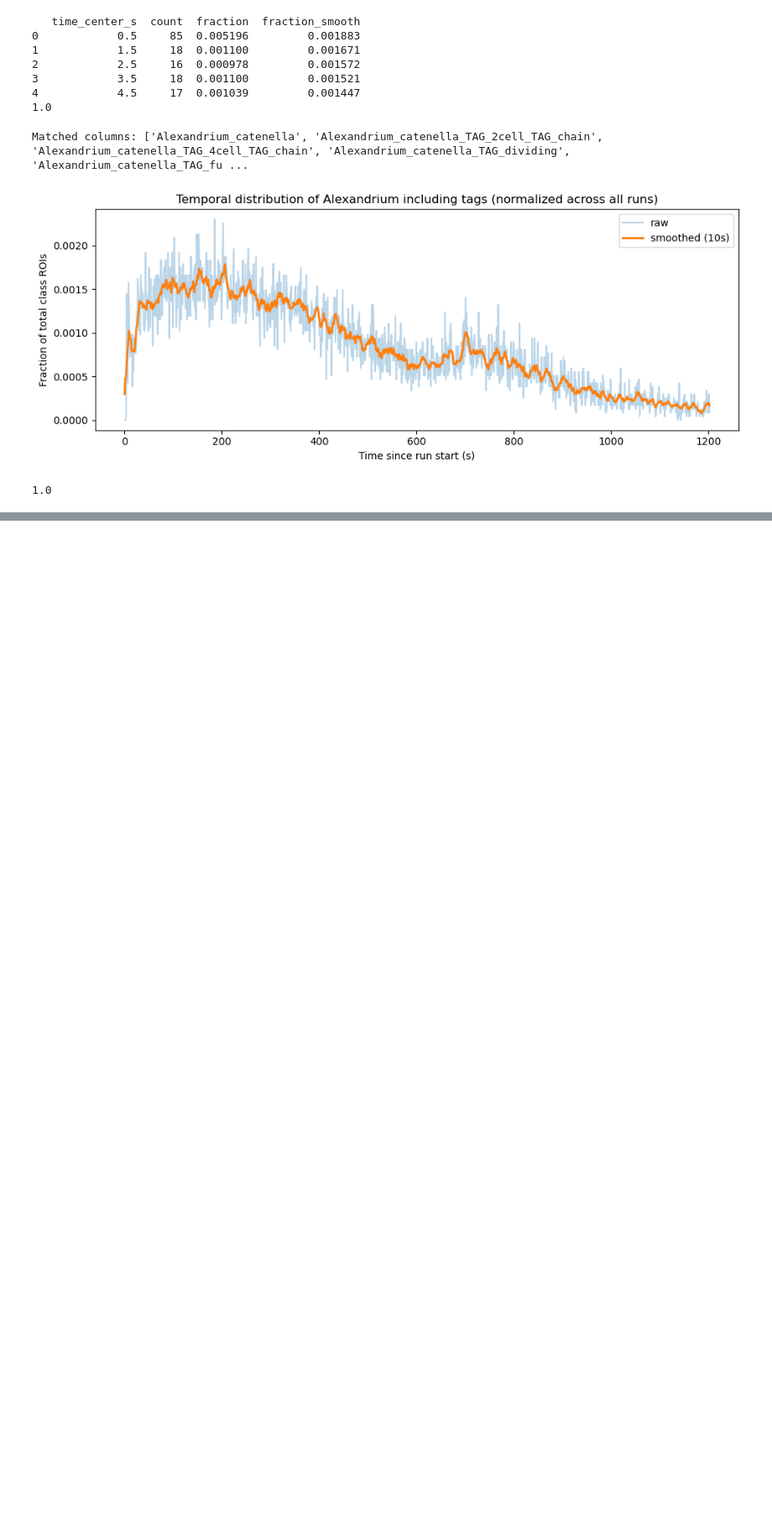
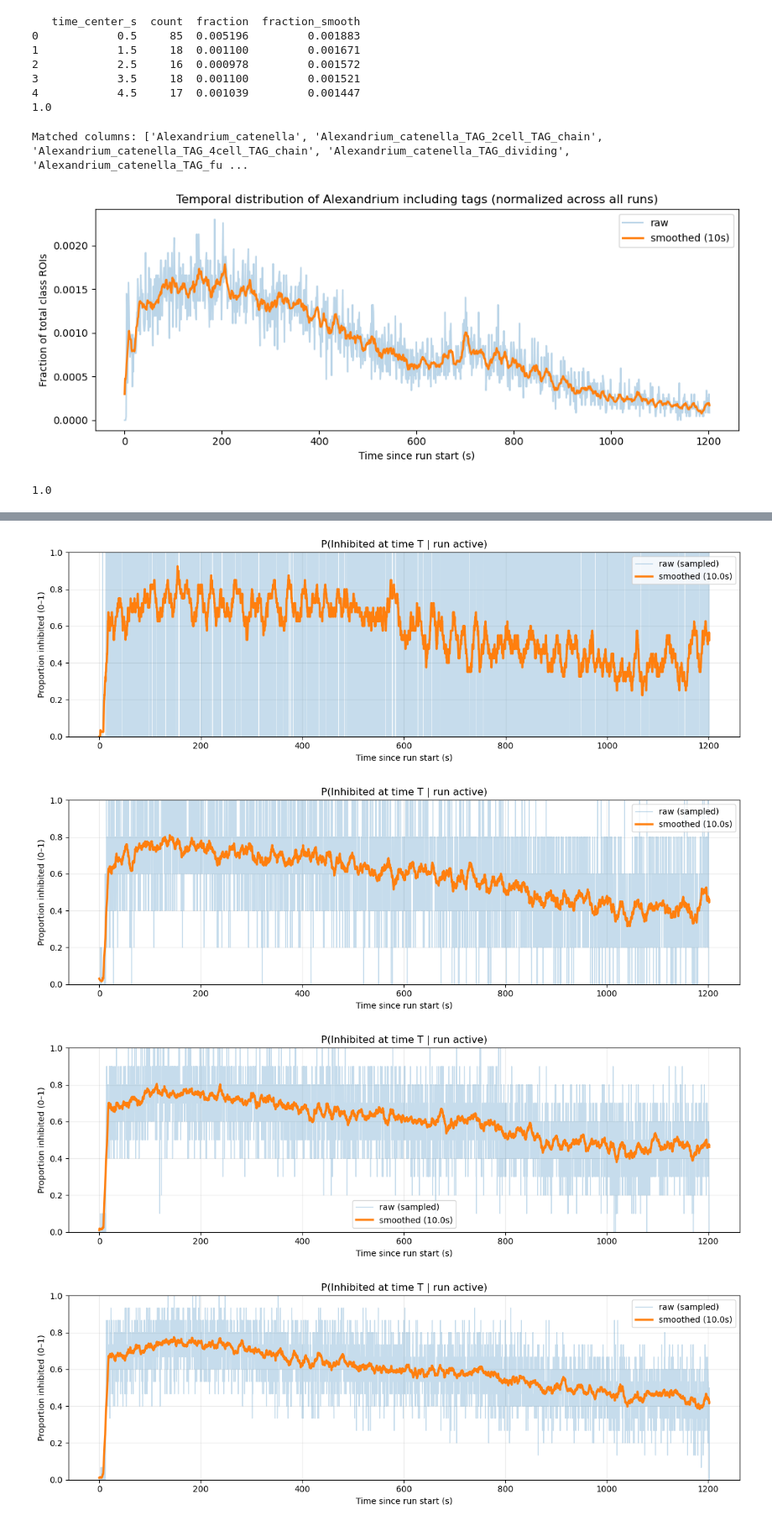
Before and after one commit to michaelstaiger/IFCBParticleSize, a Jupyter notebook: EmpyricalAnalysis/Notebooks/PiecewiseInhibitProbability.ipynb, the cells around one changed output, grey strips where cells are left out. Shown at 84% size. Saved outputs shown, nothing was run; the diff lists cells and outputs as text; code cells hidden in the pictures; blank space fills up the shorter version.

```diff
--- a/EmpyricalAnalysis/Notebooks/PiecewiseInhibitProbability.ipynb
+++ b/EmpyricalAnalysis/Notebooks/PiecewiseInhibitProbability.ipynb
@@ -651,0 +816,76 @@ print(df_frac_tag['fraction'].sum())
+# %%
+dir01 = "../IFCBData/dilExp/Alex/hablab_AlexLowV/merged/subset_1/"
+
+pw01_df, grid01_df = compute_and_plot_probability(
+    data_dir=dir01,
+    pattern="*adc_only.csv",   # optional, if you want to target only these
+    sample_dt=0.25,              # 1-second sampling for plotting
+    smooth_window_s=10.0,      # strong smoothing (e.g., 10 s)
+    max_files=None,
+)
+
+dir05 = "../IFCBData/dilExp/Alex/hablab_AlexLowV/merged/subset_5/"
+
+pw05_df, grid05_df = compute_and_plot_probability(
+    data_dir=dir05,
+    pattern="*adc_only.csv",   # optional, if you want to target only these
+    sample_dt=0.25,              # 1-second sampling for plotting
+    smooth_window_s=10.0,      # strong smoothing (e.g., 10 s)
+    max_files=None,
+)
+
+dir10= "../IFCBData/dilExp/Alex/hablab_AlexLowV/merged/subset_10/"
+
+pw10_df, grid10_df = compute_and_plot_probability(
+    data_dir=dir10,
+    pattern="*adc_only.csv",   # optional, if you want to target only these
+    sample_dt=0.25,              # 1-second sampling for plotting
+    smooth_window_s=10.0,      # strong smoothing (e.g., 10 s)
+    max_files=None,
+)
+
+dir15 = "../IFCBData/dilExp/Alex/hablab_AlexLowV/merged/subset_15/"
+
+pw15_df, grid15_df = compute_and_plot_probability(
+    data_dir=dir15,
+    pattern="*adc_only.csv",   # optional, if you want to target only these
+    sample_dt=0.25,              # 1-second sampling for plotting
+    smooth_window_s=10.0,      # strong smoothing (e.g., 10 s)
+    max_files=None,
+)
+
+dir25 = "../IFCBData/dilExp/Alex/hablab_AlexLowV/merged/subset_25/"
+
+pw25_df, grid25_df = compute_and_plot_probability(
+    data_dir=dir25,
+    pattern="*adc_only.csv",   # optional, if you want to target only these
+    sample_dt=0.25,              # 1-second sampling for plotting
+    smooth_window_s=10.0,      # strong smoothing (e.g., 10 s)
+    max_files=None,
+)
+
+
+dir40 = "../IFCBData/dilExp/Alex/hablab_AlexLowV/merged/subset_40/"
+
+pw40_df, grid40_df = compute_and_plot_probability(
+    data_dir=dir40,
+    pattern="*adc_only.csv",   # optional, if you want to target only these
+    sample_dt=0.25,              # 1-second sampling for plotting
+    smooth_window_s=10.0,      # strong smoothing (e.g., 10 s)
+    max_files=None,
+)
+
+dir50 = "../IFCBData/dilExp/Alex/hablab_AlexLowV/merged/"
+
+pw50_df, grid50_df = compute_and_plot_probability(
+    data_dir=dir50,
+    pattern="*adc_only.csv",   # optional, if you want to target only these
+    sample_dt=0.25,              # 1-second sampling for plotting
+    smooth_window_s=10.0,      # strong smoothing (e.g., 10 s)
+    max_files=None,
+)
+# %% [output]
+[figure, added]
+[figure, added]
+[figure, added]
+[figure, added]
```
Also changed, not shown: parts of 15 cells of this notebook, 4 other files.
